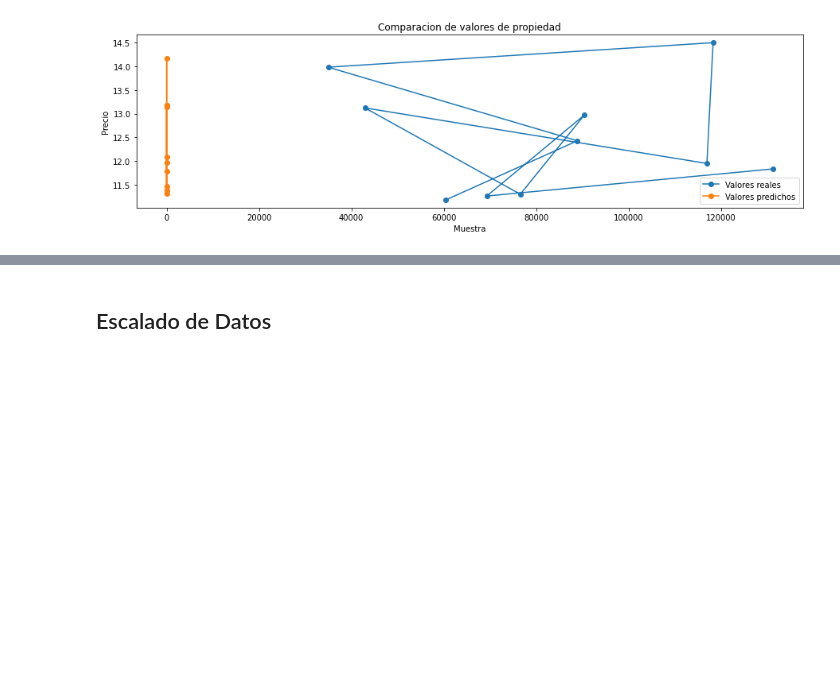
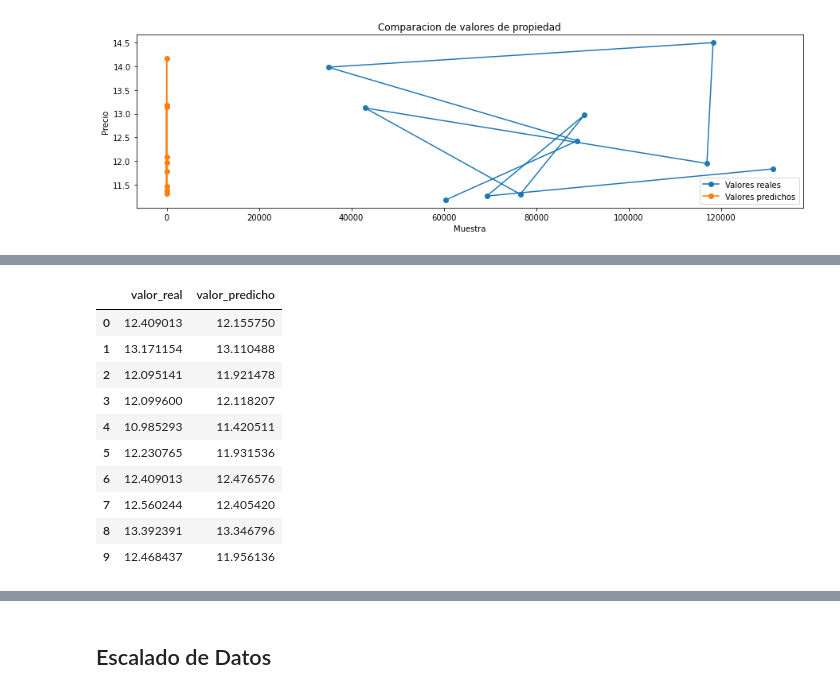
Before and after one commit to nestorjuarezR/Data_Science, a Jupyter notebook: Proyecto_4.ipynb, the cells around one changed output, grey strips where cells are left out. Drawn from its saved outputs; the diff is of its cells as text; code cells hidden in the pictures; blank space fills up the shorter version.

```diff
--- a/Proyecto_4.ipynb
+++ b/Proyecto_4.ipynb
@@ -548,0 +668,7 @@ Text(0, 0.5, 'Precio')
+# %%
+model = Sequential()
+model.add(Dense(10, input_dim=72, activation='relu'))
+model.add(Dense(1, kernel_initializer='normal'))
+model.compile(loss='mean_squared_error', optimizer='adam')
+
+model.fit(x_train1, y_train1,verbose=2,epochs=100)
@@ -548,0 +723,17 @@ Text(0, 0.5, 'Precio')
+# %%
+valor_data = pd.DataFrame((valor_data), columns = ['valor_real'])
+prediccion = pd.DataFrame((prediccion), columns = ['valor_predicho'])
+comparacion = pd.merge(valor_data, prediccion, right_index=True, left_index=True)
+comparacion
+# %% [output]
+|  | valor_real | valor_predicho |
+| 0 | 12.409013 | 12.155750 |
+| 1 | 13.171154 | 13.110488 |
+| 2 | 12.095141 | 11.921478 |
+| 3 | 12.099600 | 12.118207 |
+| 4 | 10.985293 | 11.420511 |
+| 5 | 12.230765 | 11.931536 |
+| 6 | 12.409013 | 12.476576 |
+| 7 | 12.560244 | 12.405420 |
+| 8 | 13.392391 | 13.346796 |
+| 9 | 12.468437 | 11.956136 |
```
Also changed, not shown: parts of 38 cells of this notebook.
